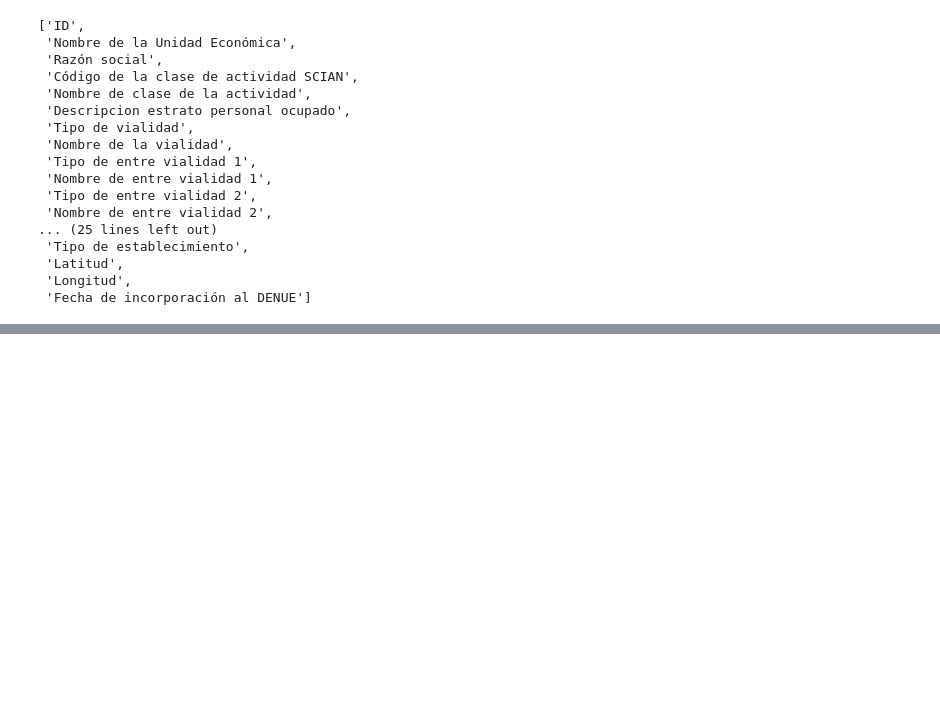
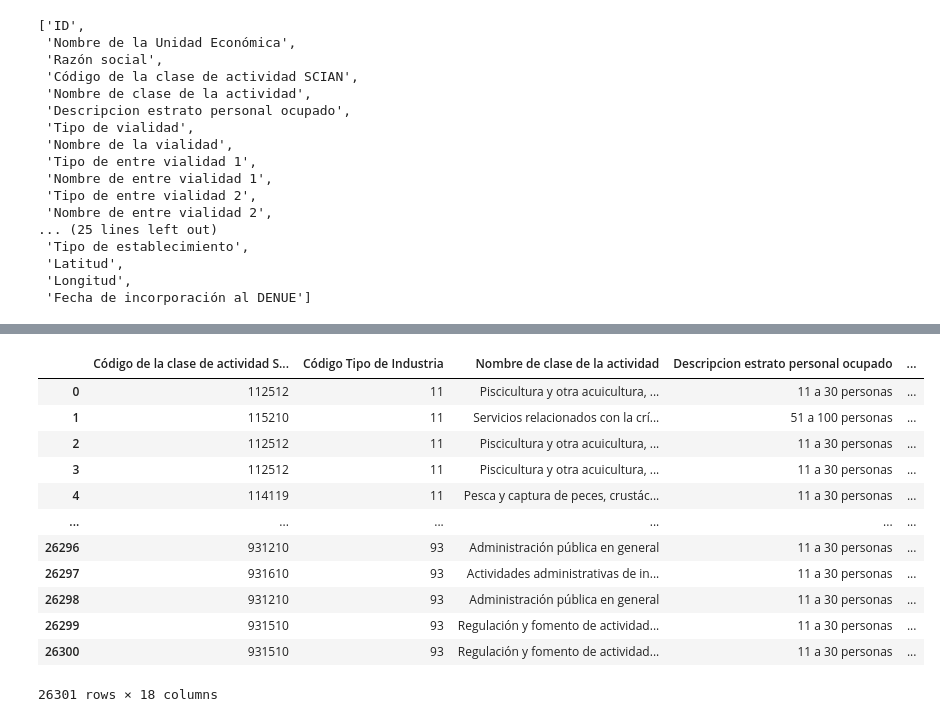
Before and after one commit to JCastilloD/Project-1-Bootcamp, a Jupyter notebook: Data_Retrieval/Denue_Data.ipynb, the cells around one changed output, grey strips where cells are left out. Drawn from its saved outputs; the diff is of its cells as text; code cells hidden in the pictures; blank space fills up the shorter version.

```diff
--- a/Data_Retrieval/Denue_Data.ipynb
+++ b/Data_Retrieval/Denue_Data.ipynb
@@ -52,8 +52,8 @@ print(inegi_key)
 https://www.inegi.org.mx/app/api/denue/v1/consulta/BuscarAreaActEstr/15/0/0/0/0/0/0/0/0/0/1/25/0/0/[8455939b-9726-bb8c-c70d-681609b40110]
 8455939b-9726-bb8c-c70d-681609b40110
 # %%
-denuedf = pd.read_csv("Resources/DENUE_full_data.csv",encoding="ISO-8859-1")
-denuedf
+denue_df = pd.read_csv("Resources/DENUE_full_data.csv",encoding="ISO-8859-1")
+denue_df
 # %% [output]
 |  | ID | Nombre de la Unidad Económica | Razón social | Código de la clase de actividad S... | Nombre de clase de la actividad | ... |
 | 0 | 6170969 | ASOCIACION RURAL DE INTERES COLEC... | ASOCIACIÓN RURAL DE INTERES COLEC... | 112512 | Piscicultura y otra acuicultura, ... | ... |
@@ -89,20 +89,20 @@ list(denuedf)
  'Longitud',
  'Fecha de incorporación al DENUE']
 # %%
-denuedf[['Código de la clase de actividad SCIAN',
-        'Nombre de clase de la actividad',
-        'Descripcion estrato personal ocupado',
-        'Tipo de asentamiento humano',
-        'Nombre de asentamiento humano',
-        'Código Postal',
-        'Clave entidad',
-        'Entidad federativa',
-        'Clave municipio',
-        'Municipio',
-        'Clave localidad',
-        'Localidad',
-        'Área geoestadística básica ',
-        'Tipo de establecimiento',
-        'Latitud',
-        'Longitud',
-        'Fecha de incorporación al DENUE']]
+denue_df = denue_df[['Código de la clase de actividad SCIAN',
+                     'Nombre de clase de la actividad',
+                     'Descripcion estrato personal ocupado',
+                     'Tipo de asentamiento humano',
+                     'Nombre de asentamiento humano',
+                     'Código Postal',
+                     'Clave entidad',
+                     'Entidad federativa',
+                     'Clave municipio',
+                     'Municipio',
+                     'Clave localidad',
+                     'Localidad',
+                     'Área geoestadística básica ',
+                     'Tipo de establecimiento',
+                     'Latitud',
+                     'Longitud',
+                     'Fecha de incorporación al DENUE']]
@@ -123 +109,19 @@ denuedf[['Código de la clase de actividad SCIAN',
+# %%
+denue_df["Código de la clase de actividad SCIAN"].astype(str).str[:2].astype(int)
+denue_df.insert(1, 'Código Tipo de Industria', denue_df["Código de la clase de actividad SCIAN"].astype(str).str[:2].astype(int))
+denue_df
+# %% [output]
+|  | Código de la clase de actividad S... | Código Tipo de Industria | Nombre de clase de la actividad | Descripcion estrato personal ocupado | ... |
+| 0 | 112512 | 11 | Piscicultura y otra acuicultura, ... | 11 a 30 personas | ... |
+| 1 | 115210 | 11 | Servicios relacionados con la crí... | 51 a 100 personas | ... |
+| 2 | 112512 | 11 | Piscicultura y otra acuicultura, ... | 11 a 30 personas | ... |
+| 3 | 112512 | 11 | Piscicultura y otra acuicultura, ... | 11 a 30 personas | ... |
+| 4 | 114119 | 11 | Pesca y captura de peces, crustác... | 11 a 30 personas | ... |
+| ... | ... | ... | ... | ... | ... |
+| 26296 | 931210 | 93 | Administración pública en general | 11 a 30 personas | ... |
+| 26297 | 931610 | 93 | Actividades administrativas de in... | 11 a 30 personas | ... |
+| 26298 | 931210 | 93 | Administración pública en general | 11 a 30 personas | ... |
+| 26299 | 931510 | 93 | Regulación y fomento de actividad... | 11 a 30 personas | ... |
+| 26300 | 931510 | 93 | Regulación y fomento de actividad... | 11 a 30 personas | ... |
+26301 rows × 18 columns
 # %%
```
Also changed, not shown: parts of 6 cells of this notebook, 1 other file.
